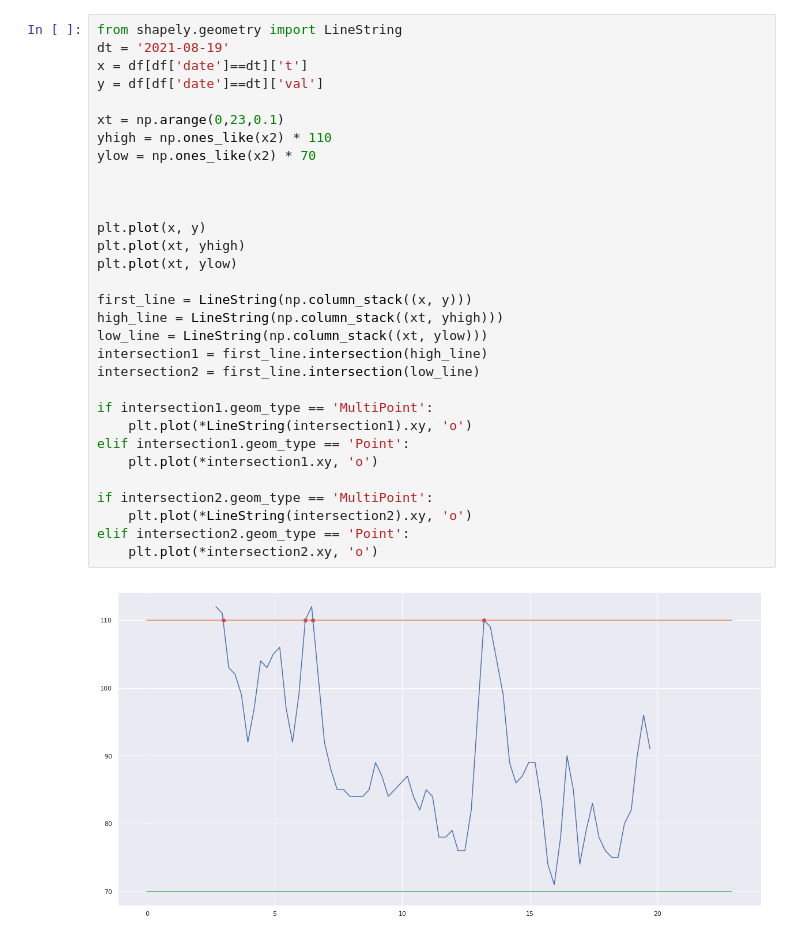
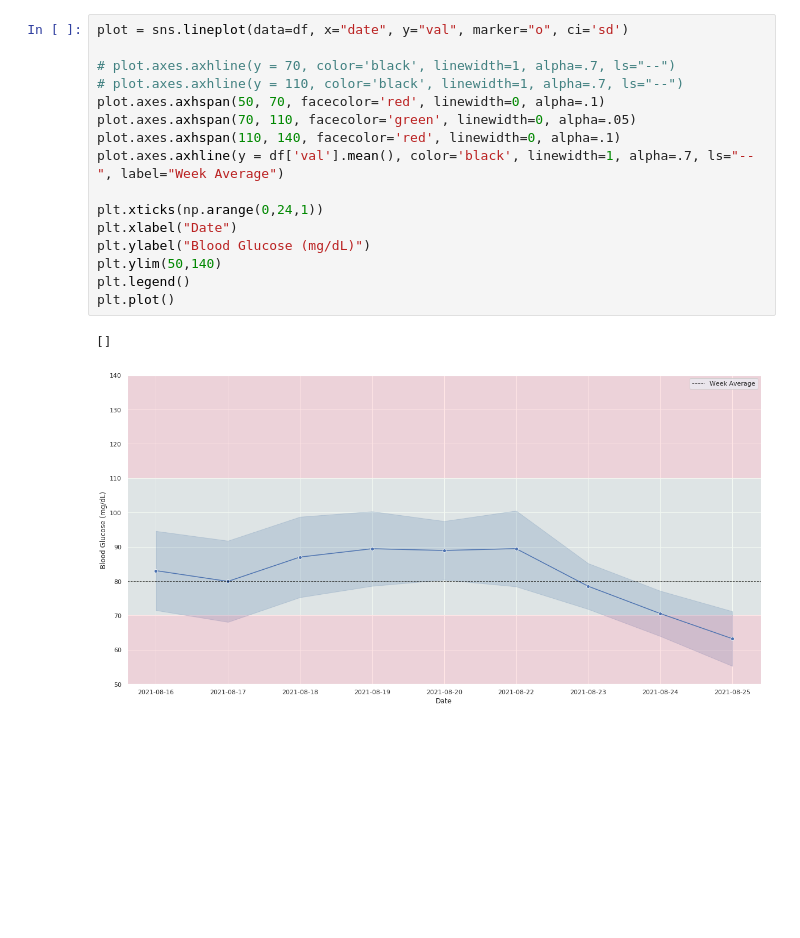
Before and after one commit to nuwandavek/spiky, a Jupyter notebook: notebooks/Spiky Behaviour.ipynb, the cells around one changed output. Drawn from its saved outputs; the diff is of its cells as text; blank space fills up the shorter version.

```diff
--- a/notebooks/Spiky Behaviour.ipynb
+++ b/notebooks/Spiky Behaviour.ipynb
@@ -53,33 +65,19 @@ plt.plot()
-# %%
-from shapely.geometry import LineString
-dt = '2021-08-19'
-x = df[df['date']==dt]['t']
-y = df[df['date']==dt]['val']
-
-xt = np.arange(0,23,0.1)
-yhigh = np.ones_like(x2) * 110
-ylow = np.ones_like(x2) * 70
-
-
-
-plt.plot(x, y)
-plt.plot(xt, yhigh)
-plt.plot(xt, ylow)
-
-first_line = LineString(np.column_stack((x, y)))
-high_line = LineString(np.column_stack((xt, yhigh)))
-low_line = LineString(np.column_stack((xt, ylow)))
-intersection1 = first_line.intersection(high_line)
-intersection2 = first_line.intersection(low_line)
-
-if intersection1.geom_type == 'MultiPoint':
-    plt.plot(*LineString(intersection1).xy, 'o')
-elif intersection1.geom_type == 'Point':
-    plt.plot(*intersection1.xy, 'o')
-
-if intersection2.geom_type == 'MultiPoint':
-    plt.plot(*LineString(intersection2).xy, 'o')
-elif intersection2.geom_type == 'Point':
-    plt.plot(*intersection2.xy, 'o')
-# %% [output]
-[figure, removed]
+# %%
+plot = sns.lineplot(data=df, x="date", y="val", marker="o", ci='sd')
+
+# plot.axes.axhline(y = 70, color='black', linewidth=1, alpha=.7, ls="--")
+# plot.axes.axhline(y = 110, color='black', linewidth=1, alpha=.7, ls="--")
+plot.axes.axhspan(50, 70, facecolor='red', linewidth=0, alpha=.1)
+plot.axes.axhspan(70, 110, facecolor='green', linewidth=0, alpha=.05)
+plot.axes.axhspan(110, 140, facecolor='red', linewidth=0, alpha=.1)
+plot.axes.axhline(y = df['val'].mean(), color='black', linewidth=1, alpha=.7, ls="--", label="Week Average")
+
+plt.xticks(np.arange(0,24,1))
+plt.xlabel("Date")
+plt.ylabel("Blood Glucose (mg/dL)")
+plt.ylim(50,140)
+plt.legend()
+plt.plot()
+# %% [output]
+[]
+[figure, added]
```
Also changed, not shown: parts of 8 cells of this notebook, 5 other files.
